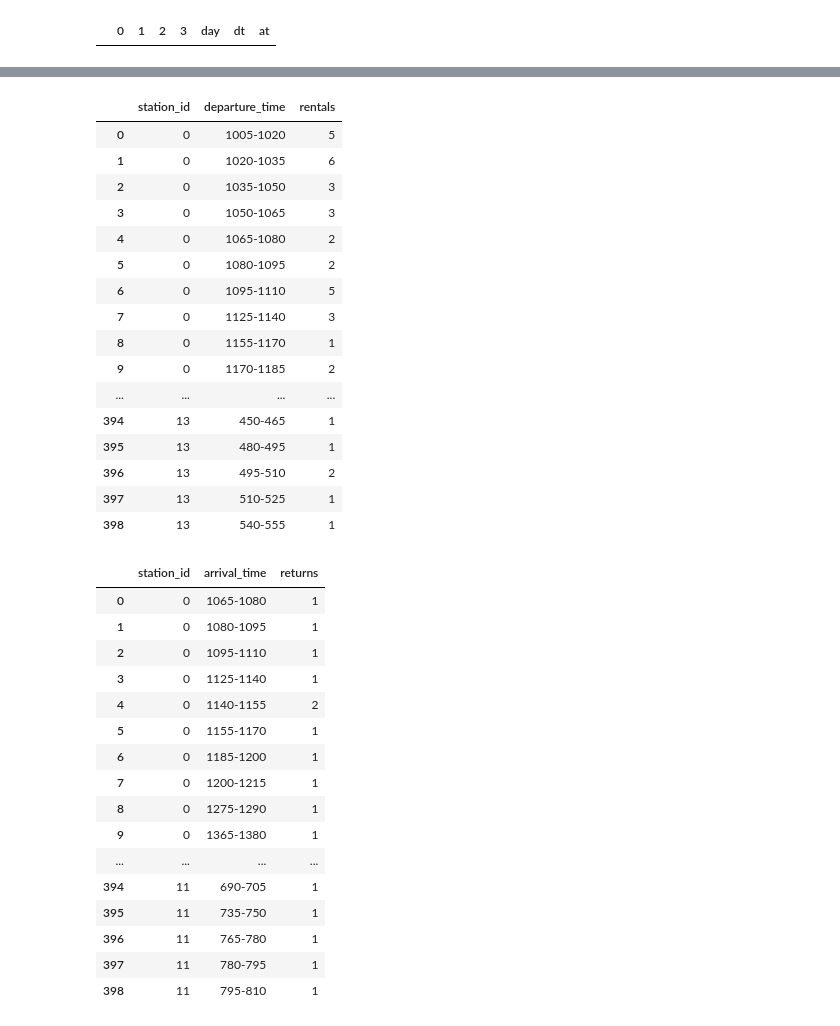
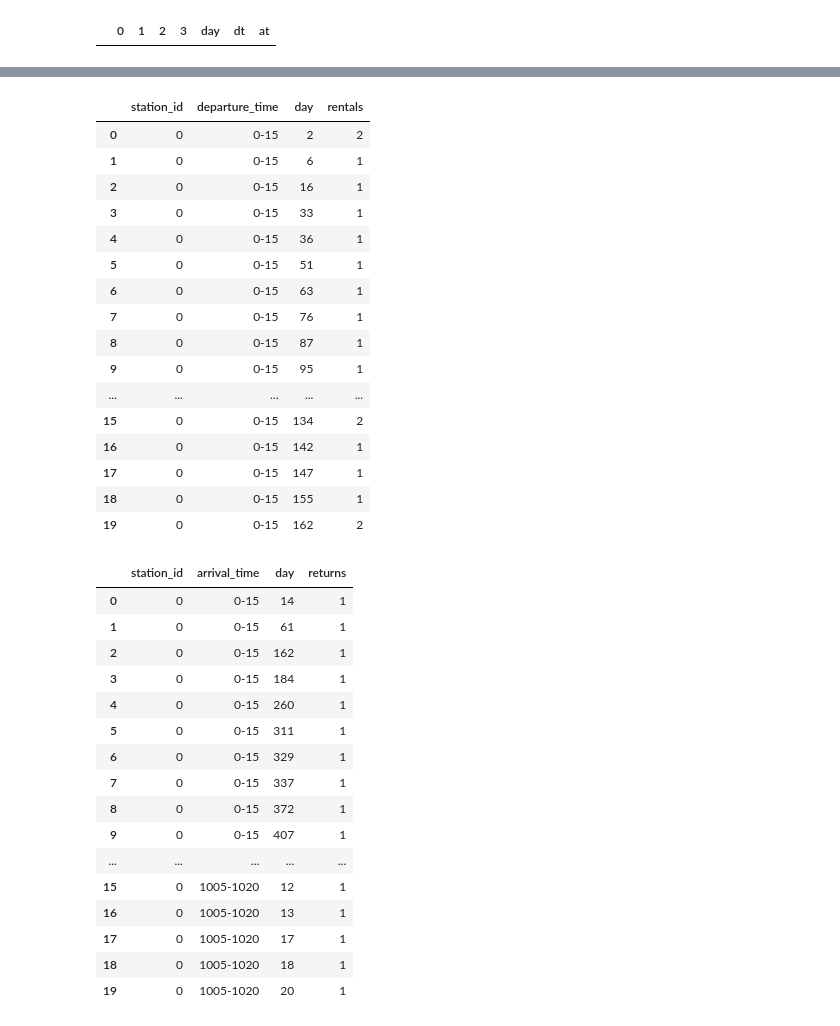
Before and after one commit to clyman23/urban-opt-final, a Jupyter notebook: input_data_bikes_urban_opt.ipynb, the cells around one changed output, grey strips where cells are left out. Drawn from its saved outputs; the diff is of its cells as text; code cells hidden in the pictures.

Commit message:
updating rentals and returns to include 'day' groupby

```diff
--- a/input_data_bikes_urban_opt.ipynb
+++ b/input_data_bikes_urban_opt.ipynb
@@ -257,47 +265,47 @@ combined_df[combined_df['day']==0]
 # %%
-df_rentals = simu0.groupby([1, 'departure_time'])[0].count().reset_index()
+df_rentals = combined_df.groupby([1, 'departure_time', 'day'])[0].count().reset_index()
 df_rentals = df_rentals.rename(columns={0:"rentals", 1: "station_id"})
-df_rentals
+df_rentals.head(20)
 # %% [output]
-|  | station_id | departure_time | rentals |
-| 0 | 0 | 1005-1020 | 5 |
-| 1 | 0 | 1020-1035 | 6 |
-| 2 | 0 | 1035-1050 | 3 |
-| 3 | 0 | 1050-1065 | 3 |
-| 4 | 0 | 1065-1080 | 2 |
-| 5 | 0 | 1080-1095 | 2 |
-| 6 | 0 | 1095-1110 | 5 |
-| 7 | 0 | 1125-1140 | 3 |
-| 8 | 0 | 1155-1170 | 1 |
-| 9 | 0 | 1170-1185 | 2 |
-| ... | ... | ... | ... |
-| 394 | 13 | 450-465 | 1 |
-| 395 | 13 | 480-495 | 1 |
-| 396 | 13 | 495-510 | 2 |
-| 397 | 13 | 510-525 | 1 |
-| 398 | 13 | 540-555 | 1 |
+|  | station_id | departure_time | day | rentals |
+| 0 | 0 | 0-15 | 2 | 2 |
+| 1 | 0 | 0-15 | 6 | 1 |
+| 2 | 0 | 0-15 | 16 | 1 |
+| 3 | 0 | 0-15 | 33 | 1 |
+| 4 | 0 | 0-15 | 36 | 1 |
+| 5 | 0 | 0-15 | 51 | 1 |
+| 6 | 0 | 0-15 | 63 | 1 |
+| 7 | 0 | 0-15 | 76 | 1 |
+| 8 | 0 | 0-15 | 87 | 1 |
+| 9 | 0 | 0-15 | 95 | 1 |
+| ... | ... | ... | ... | ... |
+| 15 | 0 | 0-15 | 134 | 2 |
+| 16 | 0 | 0-15 | 142 | 1 |
+| 17 | 0 | 0-15 | 147 | 1 |
+| 18 | 0 | 0-15 | 155 | 1 |
+| 19 | 0 | 0-15 | 162 | 2 |
 # %%
-df_returns = simu0.groupby([3, 'arrival_time'])[2].count().reset_index()
+df_returns = combined_df.groupby([3, 'arrival_time', 'day'])[2].count().reset_index()
 df_returns = df_returns.rename(columns={2:"returns", 3: "station_id"})
-df_returns
+df_returns.head(20)
 # %% [output]
-|  | station_id | arrival_time | returns |
-| 0 | 0 | 1065-1080 | 1 |
-| 1 | 0 | 1080-1095 | 1 |
-| 2 | 0 | 1095-1110 | 1 |
-| 3 | 0 | 1125-1140 | 1 |
-| 4 | 0 | 1140-1155 | 2 |
-| 5 | 0 | 1155-1170 | 1 |
-| 6 | 0 | 1185-1200 | 1 |
-| 7 | 0 | 1200-1215 | 1 |
-| 8 | 0 | 1275-1290 | 1 |
-| 9 | 0 | 1365-1380 | 1 |
-| ... | ... | ... | ... |
-| 394 | 11 | 690-705 | 1 |
-| 395 | 11 | 735-750 | 1 |
-| 396 | 11 | 765-780 | 1 |
-| 397 | 11 | 780-795 | 1 |
-| 398 | 11 | 795-810 | 1 |
+|  | station_id | arrival_time | day | returns |
+| 0 | 0 | 0-15 | 14 | 1 |
+| 1 | 0 | 0-15 | 61 | 1 |
+| 2 | 0 | 0-15 | 162 | 1 |
+| 3 | 0 | 0-15 | 184 | 1 |
+| 4 | 0 | 0-15 | 260 | 1 |
+| 5 | 0 | 0-15 | 311 | 1 |
+| 6 | 0 | 0-15 | 329 | 1 |
+| 7 | 0 | 0-15 | 337 | 1 |
+| 8 | 0 | 0-15 | 372 | 1 |
+| 9 | 0 | 0-15 | 407 | 1 |
+| ... | ... | ... | ... | ... |
+| 15 | 0 | 1005-1020 | 12 | 1 |
+| 16 | 0 | 1005-1020 | 13 | 1 |
+| 17 | 0 | 1005-1020 | 17 | 1 |
+| 18 | 0 | 1005-1020 | 18 | 1 |
+| 19 | 0 | 1005-1020 | 20 | 1 |
 # %%
 df_rentals.to_csv("rentals.csv")
 df_returns.to_csv("returns.csv")
```
Also changed, not shown: parts of 2 cells of this notebook.
